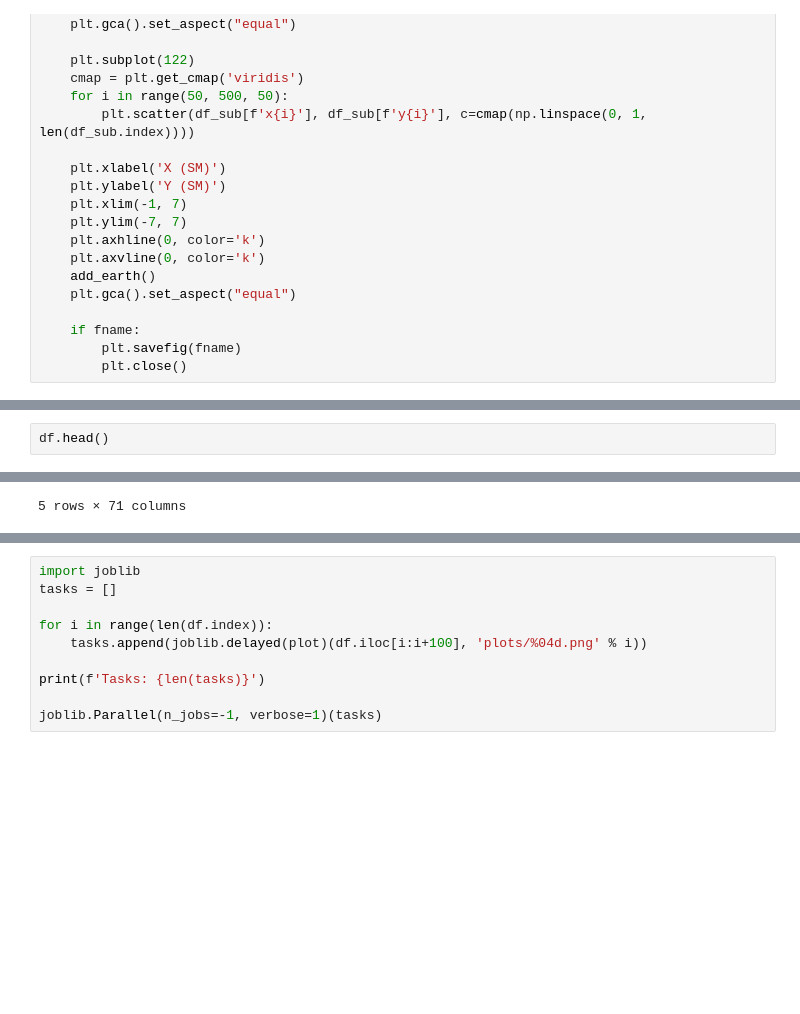
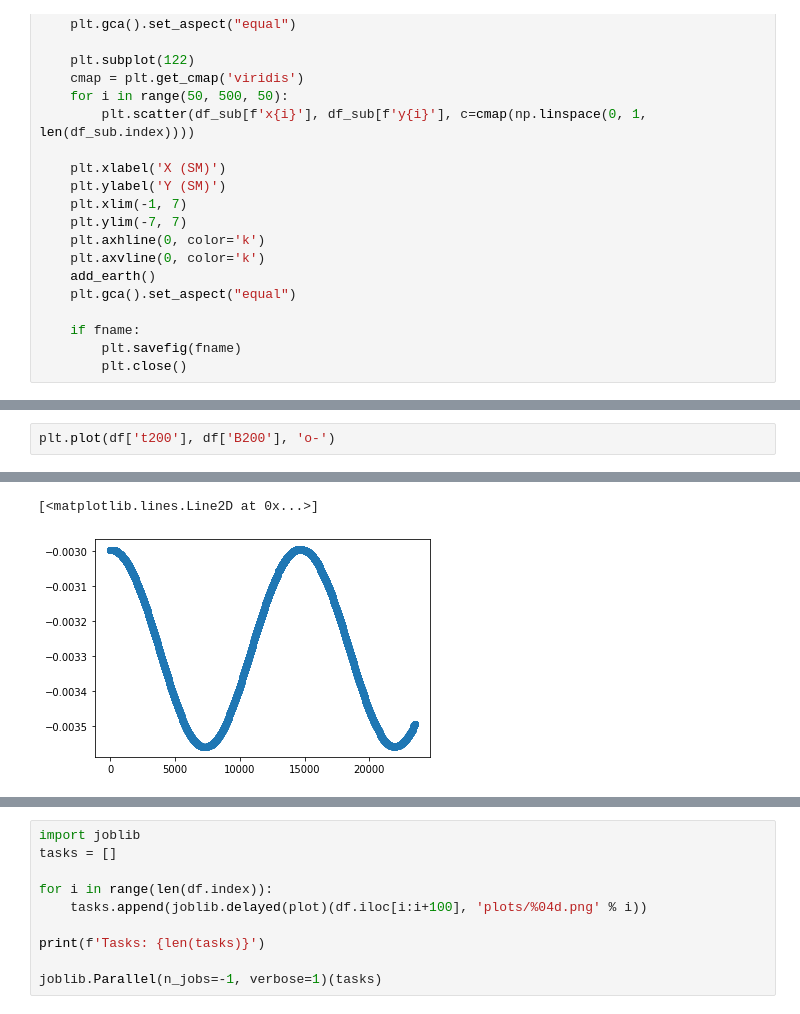
Before and after one commit to ddasilva/disco, a Jupyter notebook: Visualize.ipynb, the cells around one changed output, grey strips where cells are left out. Saved outputs shown, nothing was run; the diff lists cells and outputs as text; blank space fills up the shorter version.

```diff
--- a/Visualize.ipynb
+++ b/Visualize.ipynb
@@ -47,3 +57,3 @@ print(len(df.index))
 # %%
-df.head()
+plt.plot(df['t200'], df['B200'], 'o-')
 # %% [output]
@@ -56 +60,2 @@ df.head()
-5 rows × 71 columns
+[<matplotlib.lines.Line2D at 0x...>]
+[figure, added]
```
Also changed, not shown: parts of 7 cells of this notebook, 2 other files.
